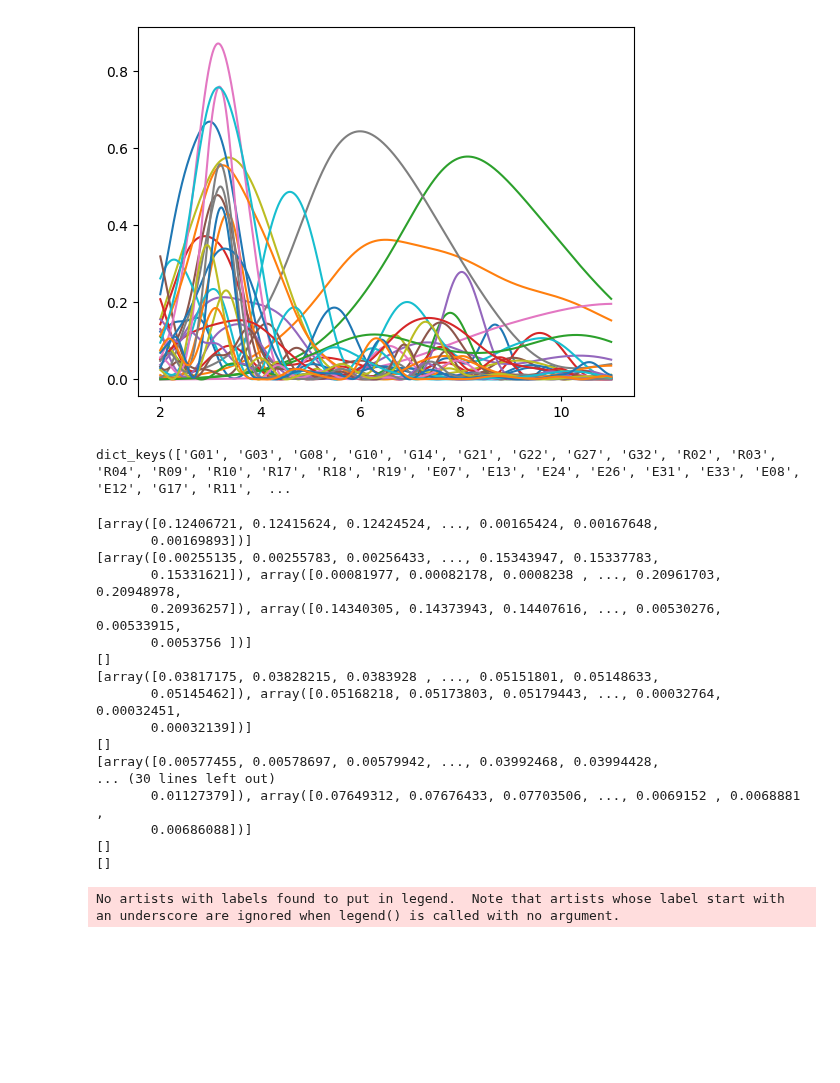
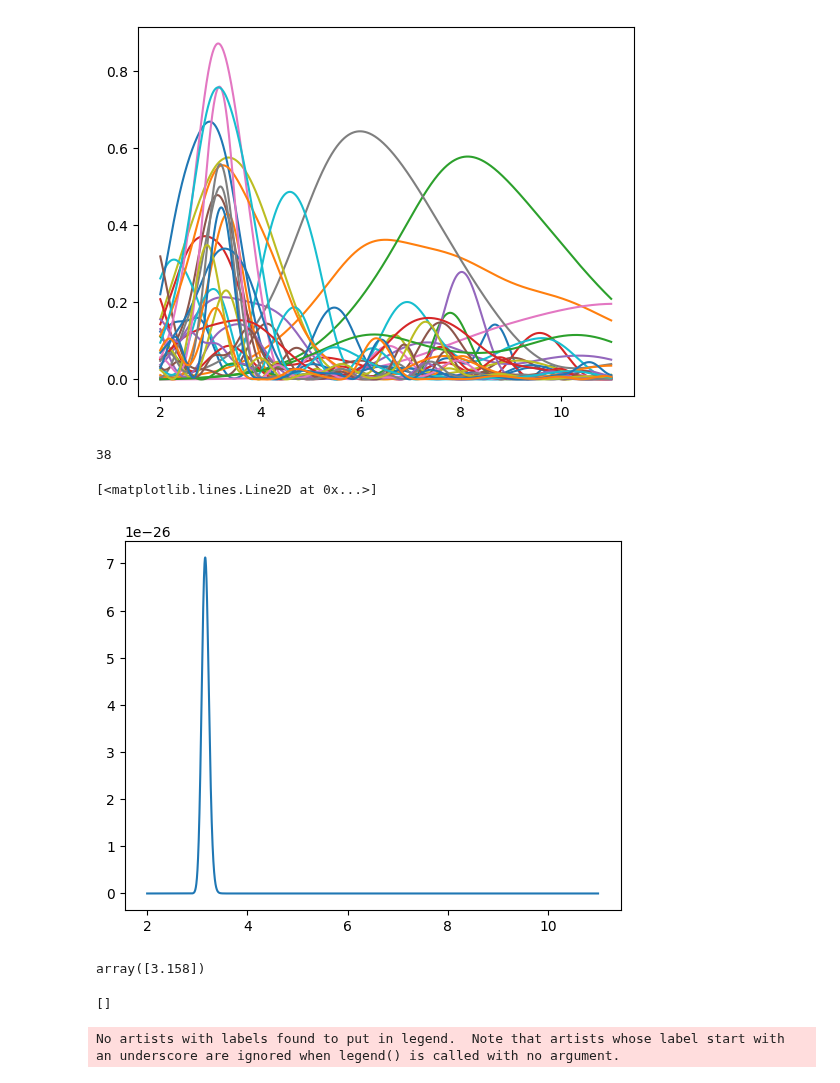
Before and after one commit to ziqing97/gnss_ir_analyze, a Jupyter notebook: src/test_lsp_possibility.ipynb, the cells around one changed output. Saved outputs shown, nothing was run; the diff lists cells and outputs as text; code cells hidden in the pictures; blank space fills up the shorter version.

Commit message:
add test for likelyhood

```diff
--- a/src/test_lsp_possibility.ipynb
+++ b/src/test_lsp_possibility.ipynb
@@ -44,35 +44,33 @@ time_length = 25 # minutes
 time_dict,height_dict,azimut_dict,elevation_dict,frequency_dict,power_dict = esth.estimate_all_satellite(main_path,azimut_mask,elevation_mask,min_height,max_height,time_length)
 # %% [output]
 [figure]
-# %%
-print(satellite_list)
-# %% [output]
-dict_keys(['G01', 'G03', 'G08', 'G10', 'G14', 'G21', 'G22', 'G27', 'G32', 'R02', 'R03', 'R04', 'R09', 'R10', 'R17', 'R18', 'R19', 'E07', 'E13', 'E24', 'E26', 'E31', 'E33', 'E08', 'E12', 'G17', 'R11',  ...
 # %%
 power_likelyhood = 1
+frequency = np.array([])
 print(len(satellite_list))
 for satellite_code in frequency_dict:
-    # power_likelyhood = np.multiply(power_dict[satellite_code],power_likelyhood)
-    print(power_dict[satellite_code])
-# plt.plot(frequency_dict[satellite_code],power_likelyhood)
+    for sig in power_dict[satellite_code]:
+        power_likelyhood = np.multiply(sig,power_likelyhood)
+    if frequency.any():
+        continue
+    else:
+        frequency=frequency_dict[satellite_code][0]
+
+
+plt.plot(frequency,power_likelyhood)
 # %% [output]
-[array([0.12406721, 0.12415624, 0.12424524, ..., 0.00165424, 0.00167648,
-       0.00169893])]
-[array([0.00255135, 0.00255783, 0.00256433, ..., 0.15343947, 0.15337783,
-       0.15331621]), array([0.00081977, 0.00082178, 0.0008238 , ..., 0.20961703, 0.20948978,
-       0.20936257]), array([0.14340305, 0.14373943, 0.14407616, ..., 0.00530276, 0.00533915,
-       0.0053756 ])]
-[]
-[array([0.03817175, 0.03828215, 0.0383928 , ..., 0.05151801, 0.05148633,
-       0.05145462]), array([0.05168218, 0.05173803, 0.05179443, ..., 0.00032764, 0.00032451,
-       0.00032139])]
-[]
-[array([0.00577455, 0.00578697, 0.00579942, ..., 0.03992468, 0.03994428,
-... (30 lines left out)
-       0.01127379]), array([0.07649312, 0.07676433, 0.07703506, ..., 0.0069152 , 0.0068881 ,
-       0.00686088])]
-[]
-[]
+38
+[<matplotlib.lines.Line2D at 0x...>]
+[figure, added]
+# %%
+peaks = (power_likelyhood == power_likelyhood.max())
+frequency[peaks]
+# %% [output]
+array([3.158])
+# %%
+frequency_dict[satellite_code]
+# %% [output]
+[]
 # %%
 for satellite_code in time_dict:
     for i,_ in enumerate(elevation_dict[satellite_code]):
```
